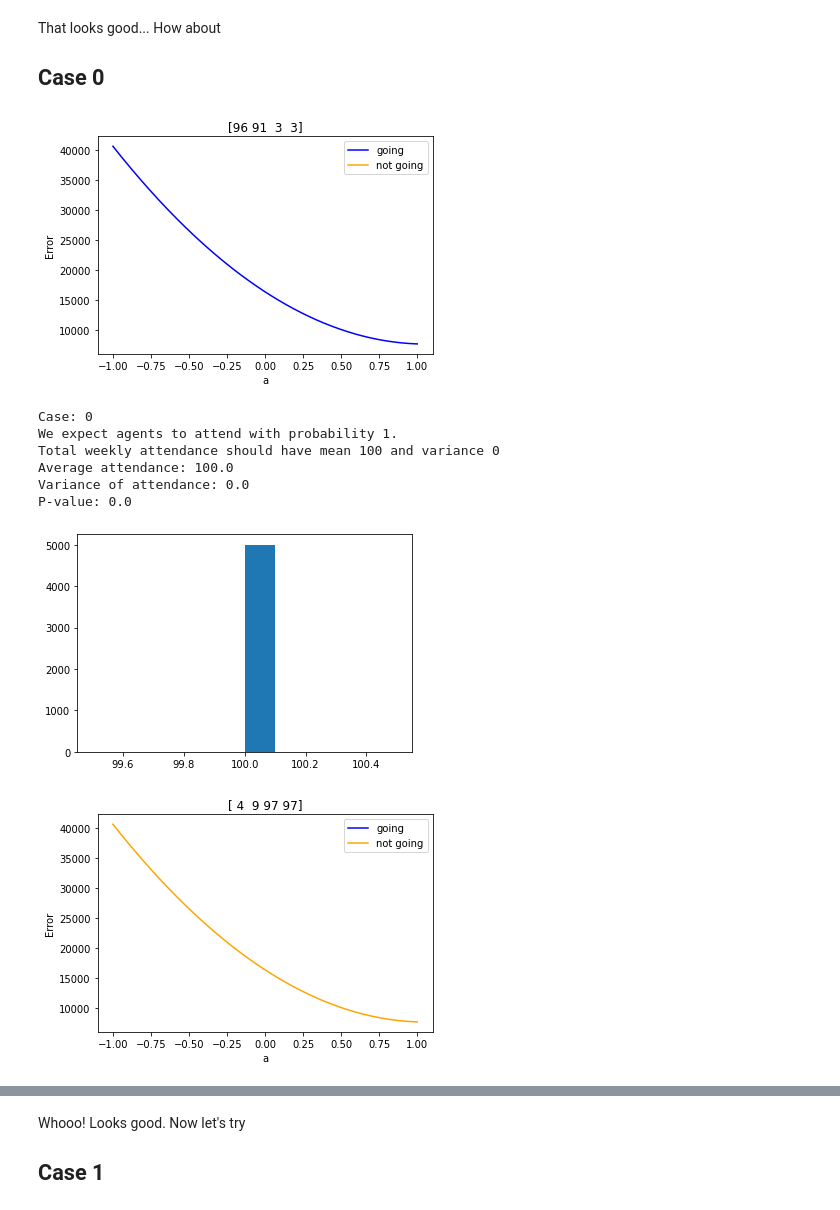
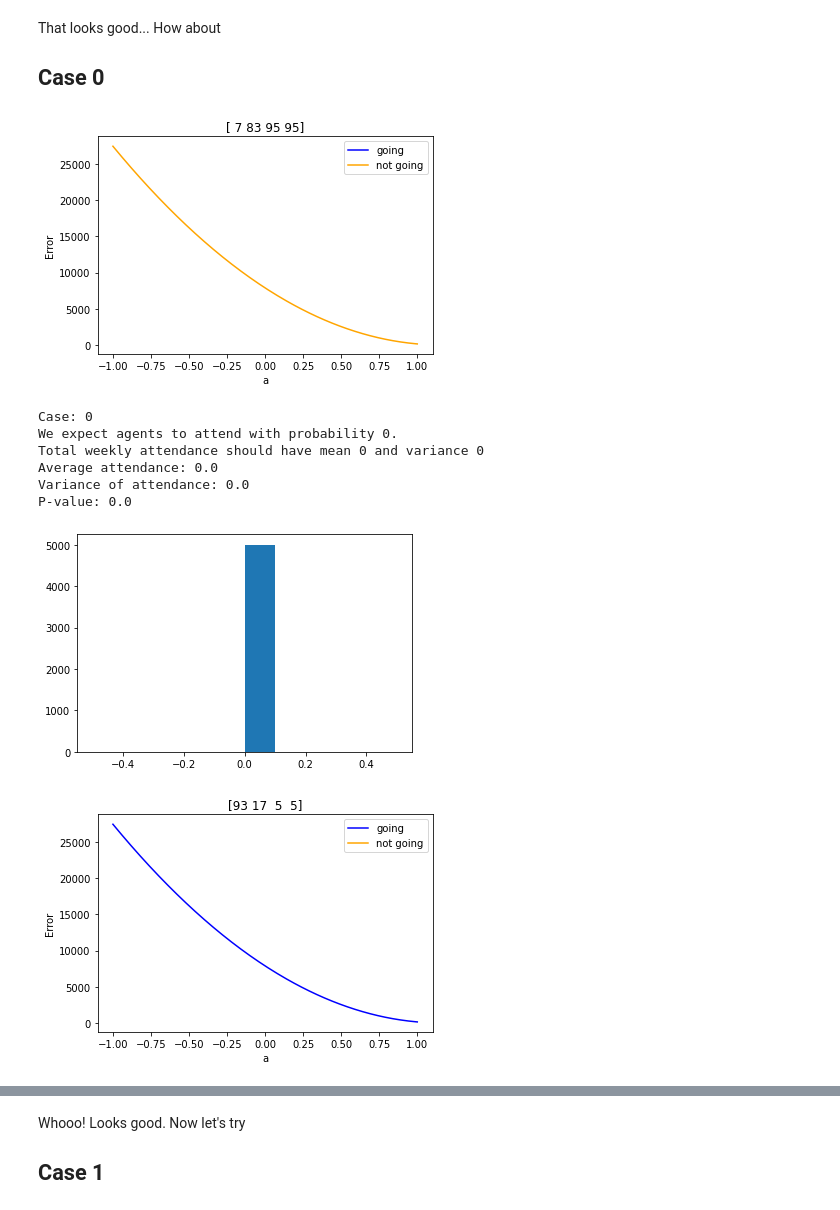
Before and after one commit to rebeku/El-Farol-Bar-Problem, a Jupyter notebook: V2/Optimal A Piecewise.ipynb, the cells around one changed output, grey strips where cells are left out. Cells and saved outputs as stored; diff of their text form; code cells hidden in the pictures.

Commit message:
fix bugs but still have some

```diff
--- a/V2/Optimal A Piecewise.ipynb
+++ b/V2/Optimal A Piecewise.ipynb
@@ -19,10 +19,10 @@ def plot_errs(hist):
     y = err(hist, x)
     going = pred(hist, x)
 
-    mask = np.where(going <= 60)
+    mask = np.where(going < 60)
     plt.plot(x[mask],y[mask], color="blue")
 
-    mask = np.where(going > 60)
+    mask = np.where(going >= 60)
     plt.plot(x[mask],y[mask], color="orange")
 
     plt.xlabel("a")
@@ -84,7 +84,7 @@ class BarModel:
         # equal to c_1
         if c_1 == c_2:
             self.p_go = 1 * (c_1 < 60)
-            self.case = 0
+            self.case = "0"
             return
 
         # threshold
@@ -98,14 +98,14 @@ class BarModel:
 
         # threshold lower than entire window
         if self.t < x_min:
-            self.p_go = 1 * self.increasing
-            self.case = 1
+            self.p_go = 1 - self.increasing
+            self.case = f"1_{self.increasing}"
             return
 
         # threshold above entire window
         if self.t >= x_max:
-            self.p_go = 1 - self.increasing
-            self.case = 2
+            self.p_go = 1 * self.increasing
+            self.case = f"2_{self.increasing}"
             return
 
         # when err function is a constant
@@ -119,7 +119,7 @@ class BarModel:
             else:
                 self.p_go = (x_max - self.t) / (x_max - x_min)
 
-            self.case = -1
+            self.case = f"-1_{self.increasing}"
             return
 
         # optimal A is min of error curve
@@ -173,7 +173,7 @@ class BarModel:
             self.p_optimal_region = (x_max - self.t) / (x_max - x_min)
             self.p_any_optimal_region = 1 - (1 - self.p_optimal_region)**s
             self.p_go = self.p_any_optimal_region * (1 - self.increasing) + (1 - self.p_any_optimal_region) * self.increasing
-            self.case = 3
+            self.case = f"3_{self.increasing}"
             return
 
         # threshold within window
@@ -198,7 +198,7 @@ class BarModel:
             self.p_go_sym = 0.5 * self.p_sym
 
             self.p_go = self.p_go_optimal + self.p_go_left_side + self.p_go_sym
-            self.case = 4
+            self.case = f"4_{self.increasing}"
             return
 
         # threshold within window
@@ -222,7 +222,7 @@ class BarModel:
             self.p_go_sym = 0.5 * self.p_sym
 
             self.p_go = self.p_go_optimal + self.p_go_right_side + self.p_go_sym
-            self.case = 5
+            self.case = f"5_{self.increasing}"
             return
 
         # threshold within window
@@ -231,10 +231,10 @@ class BarModel:
         # agents will always pick a <= t
         # when possible
         elif self.t >= self.ref_r:
-            self.p_optimal_region = (self.t - x_min) * (x_max - x_min)
+            self.p_optimal_region = (self.t - x_min) / (x_max - x_min)
             self.p_any_optimal_region = 1 - (1 - self.p_optimal_region)**s
             self.p_go = self.p_any_optimal_region * self.increasing + (1 - self.p_any_optimal_region) * (1 - self.increasing)
-            self.case = 6
+            self.case = f"6_{self.increasing}"
             return
 
         else:
@@ -374,11 +374,12 @@ Find an example of each case.  Are there additional cases that we have not consi
 # save an example of each case for testing
 cases = dict()
 strategies = 2
+rng = np.random.default_rng(27)
 
 n_iter = 0
-while n_iter < 5000 or len(cases) < 8:
+while n_iter < 10000 or len(cases) < 15:
     n_iter += 1
-    start = np.random.choice(100, size=(4,))
+    start = rng.choice(100, size=(4,))
     model = BarModel(start, strategies, x_min, x_max)
 
     if model.case not in cases:
@@ -449,10 +475,10 @@ P-value: 0.3201560967510855
 That looks good...  How about
 ## Case 0
 # %%
-start = cases[0]
+start = cases["0"]
 plot_errs(start)
 # %% [output]
-[figure, old version]
+[figure, new version]
 # %%
 agents = 100
 strategies = 2
@@ -468,17 +494,17 @@ run_test(
 )
 # %% [output]
 Case: 0
-We expect agents to attend with probability 1.
-Total weekly attendance should have mean 100 and variance 0
-Average attendance: 100.0
+We expect agents to attend with probability 0.
+Total weekly attendance should have mean 0 and variance 0
+Average attendance: 0.0
 Variance of attendance: 0.0
 P-value: 0.0
-[figure, old version]
+[figure, new version]
 # %%
-start = 100 - cases[0]
+start = 100 - cases["0"]
 plot_errs(start)
 # %% [output]
-[figure, old version]
+[figure, new version]
 # %%
 run_test(
     start,
```
Also changed, not shown: parts of 63 cells of this notebook.
